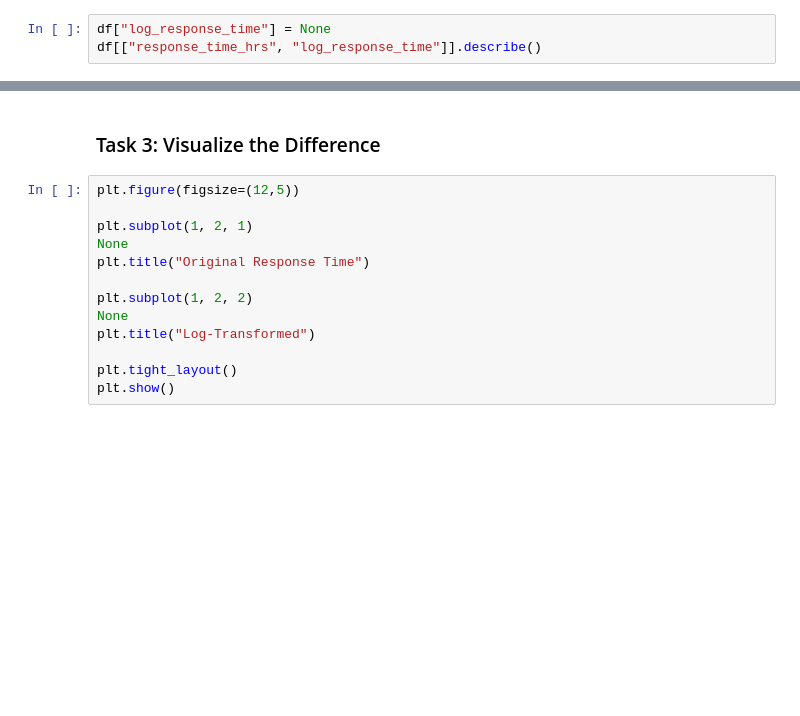
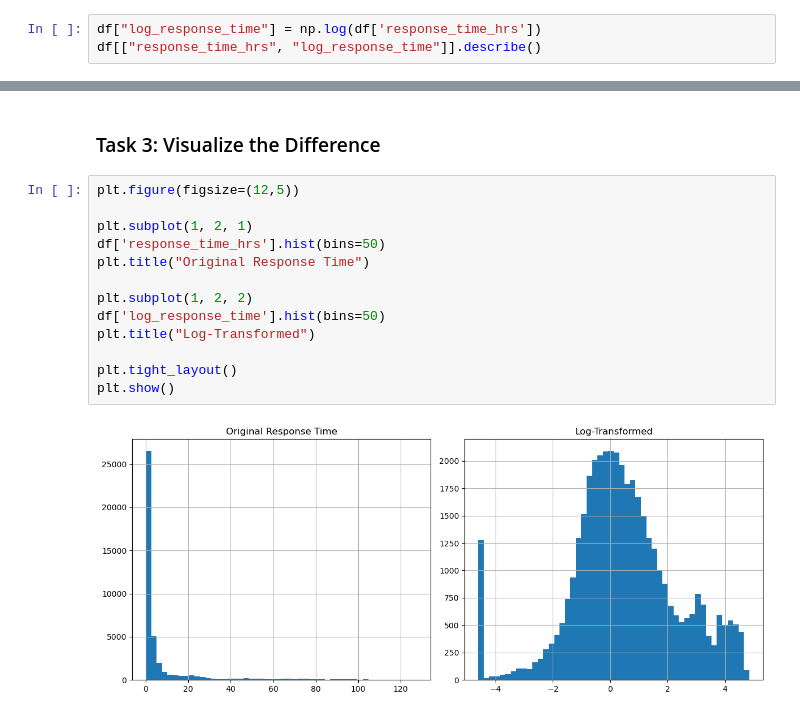
Before and after one commit to ro-the-creator/DA2025_Lectures, a Jupyter notebook: Mod5/CodeAlongs/Mod5L3_CodeAlong_STUDENT.ipynb, the cells around one changed output, grey strips where cells are left out. Saved outputs shown, nothing was run; the diff lists cells and outputs as text; blank space fills up the shorter version.

```diff
--- a/Mod5/CodeAlongs/Mod5L3_CodeAlong_STUDENT.ipynb
+++ b/Mod5/CodeAlongs/Mod5L3_CodeAlong_STUDENT.ipynb
@@ -66,5 +70,5 @@ None
 # %% [markdown]
 ### Task 2:  Apply a log transformation
 # %%
-df["log_response_time"] = None
+df["log_response_time"] = np.log(df['response_time_hrs'])
 df[["response_time_hrs", "log_response_time"]].describe()
@@ -73,13 +87,15 @@ df[["response_time_hrs", "log_response_time"]].describe()
 # %%
 plt.figure(figsize=(12,5))
 
 plt.subplot(1, 2, 1)
-None
+df['response_time_hrs'].hist(bins=50)
 plt.title("Original Response Time")
 
 plt.subplot(1, 2, 2)
-None
+df['log_response_time'].hist(bins=50)
 plt.title("Log-Transformed")
 
 plt.tight_layout()
 plt.show()
+# %% [output]
+[figure, added]
```
Also changed, not shown: parts of 3 cells of this notebook, 2 other files.
